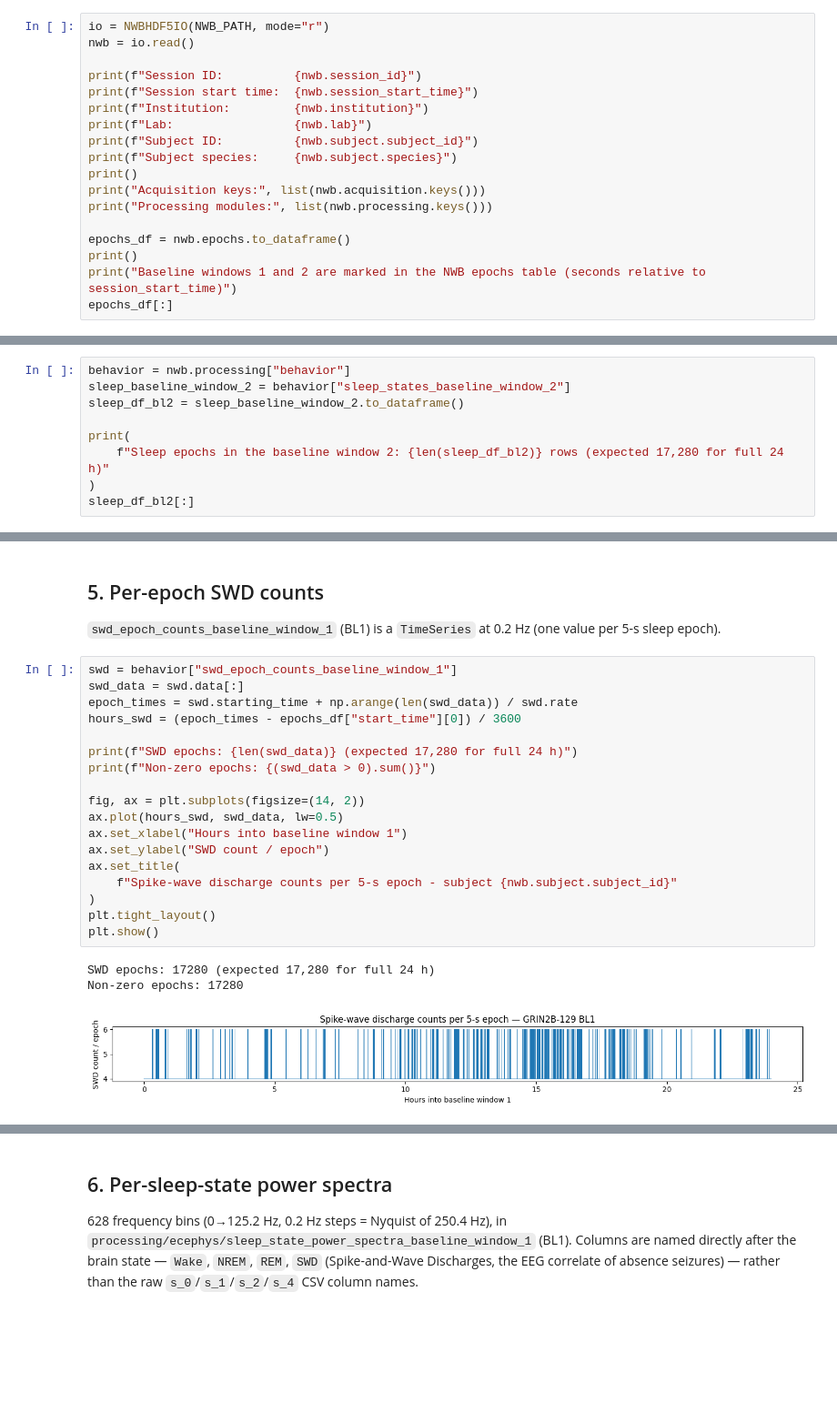
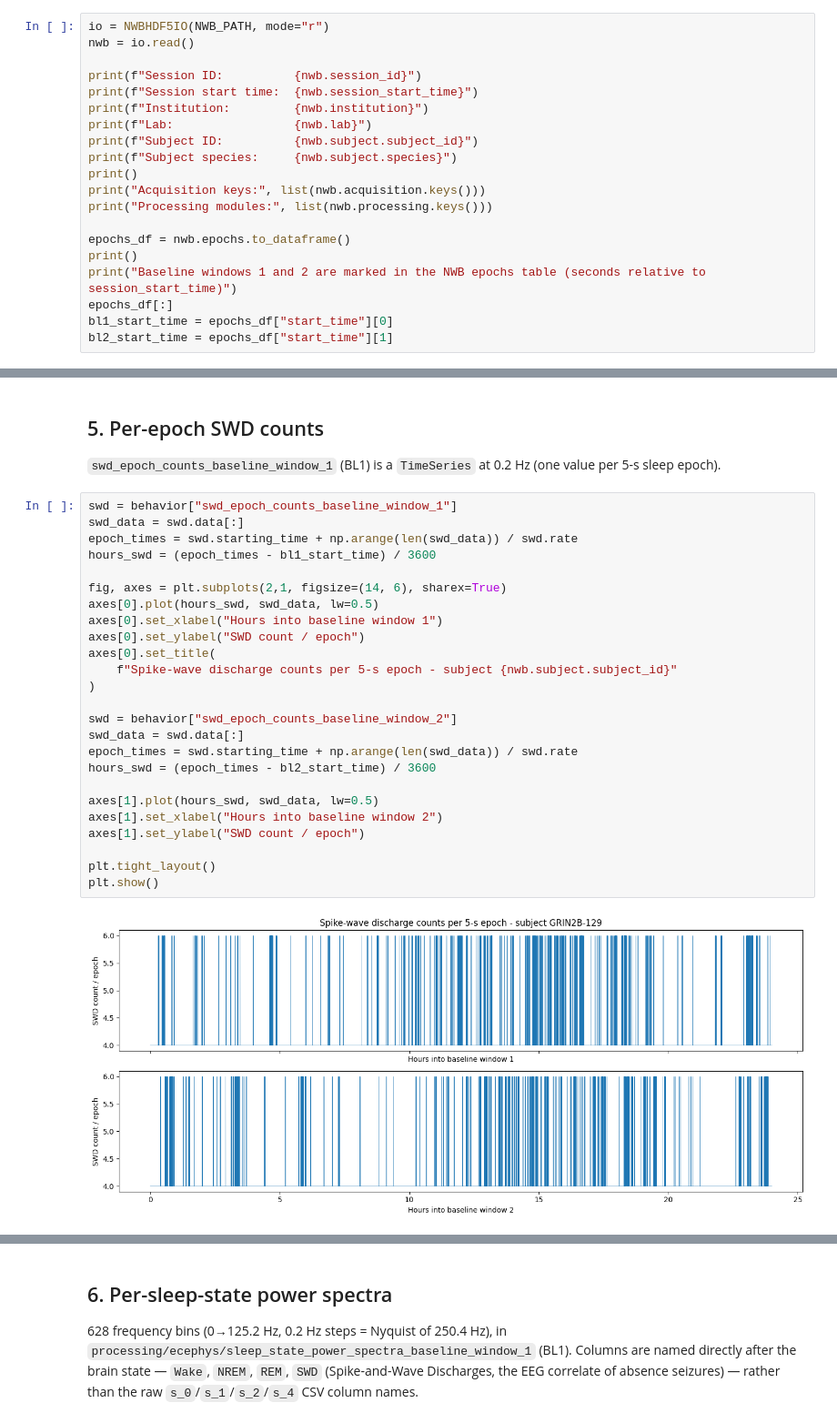
Before and after one commit to catalystneuro/gonzalez-sulser-lab-to-nwb, a Jupyter notebook: notebooks/read_grin2b_nwb.ipynb, the cells around one changed output, grey strips where cells are left out. Shown at 91% size. Cells and saved outputs as stored; diff of their text form; blank space fills up the shorter version.

```diff
--- a/notebooks/read_grin2b_nwb.ipynb
+++ b/notebooks/read_grin2b_nwb.ipynb
@@ -50,4 +50,6 @@ epochs_df = nwb.epochs.to_dataframe()
 print()
 print("Baseline windows 1 and 2 are marked in the NWB epochs table (seconds relative to session_start_time)")
 epochs_df[:]
+bl1_start_time = epochs_df["start_time"][0]
+bl2_start_time = epochs_df["start_time"][1]
 # %% [output]
@@ -199,9 +252,0 @@ plt.show()
-# %%
-behavior = nwb.processing["behavior"]
-sleep_baseline_window_2 = behavior["sleep_states_baseline_window_2"]
-sleep_df_bl2 = sleep_baseline_window_2.to_dataframe()
-
-print(
-    f"Sleep epochs in the baseline window 2: {len(sleep_df_bl2)} rows (expected 17,280 for full 24 h)"
-)
-sleep_df_bl2[:]
@@ -333,22 +309,27 @@ Mean duration:       4.99 s  (range: 0.8–40.8 s)
 # %%
 swd = behavior["swd_epoch_counts_baseline_window_1"]
 swd_data = swd.data[:]
 epoch_times = swd.starting_time + np.arange(len(swd_data)) / swd.rate
-hours_swd = (epoch_times - epochs_df["start_time"][0]) / 3600
+hours_swd = (epoch_times - bl1_start_time) / 3600
 
-print(f"SWD epochs: {len(swd_data)} (expected 17,280 for full 24 h)")
-print(f"Non-zero epochs: {(swd_data > 0).sum()}")
-
-fig, ax = plt.subplots(figsize=(14, 2))
-ax.plot(hours_swd, swd_data, lw=0.5)
-ax.set_xlabel("Hours into baseline window 1")
-ax.set_ylabel("SWD count / epoch")
-ax.set_title(
+fig, axes = plt.subplots(2,1, figsize=(14, 6), sharex=True)
+axes[0].plot(hours_swd, swd_data, lw=0.5)
+axes[0].set_xlabel("Hours into baseline window 1")
+axes[0].set_ylabel("SWD count / epoch")
+axes[0].set_title(
     f"Spike-wave discharge counts per 5-s epoch - subject {nwb.subject.subject_id}"
 )
+
+swd = behavior["swd_epoch_counts_baseline_window_2"]
+swd_data = swd.data[:]
+epoch_times = swd.starting_time + np.arange(len(swd_data)) / swd.rate
+hours_swd = (epoch_times - bl2_start_time) / 3600
+
+axes[1].plot(hours_swd, swd_data, lw=0.5)
+axes[1].set_xlabel("Hours into baseline window 2")
+axes[1].set_ylabel("SWD count / epoch")
+
 plt.tight_layout()
 plt.show()
 # %% [output]
-SWD epochs: 17280 (expected 17,280 for full 24 h)
-Non-zero epochs: 17280
-[figure, old version]
+[figure, new version]
```
Also changed, not shown: parts of 17 cells of this notebook.
